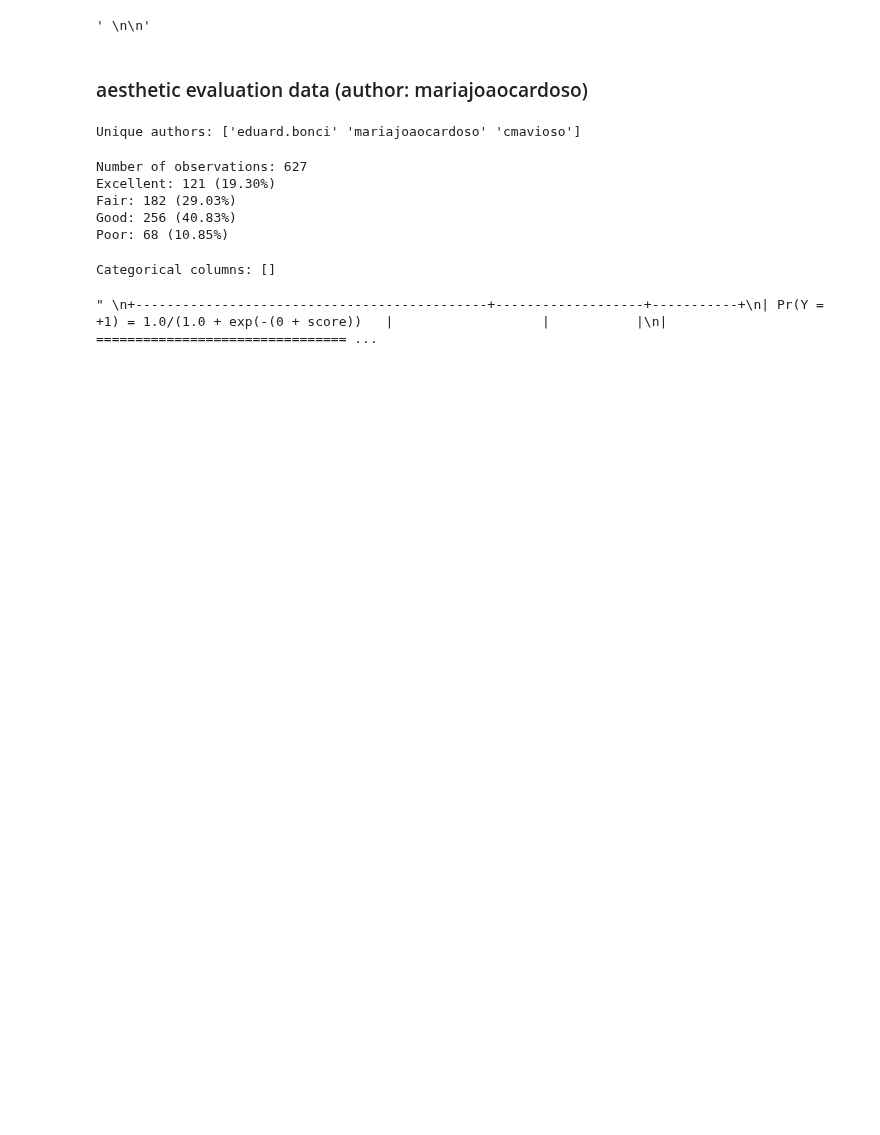
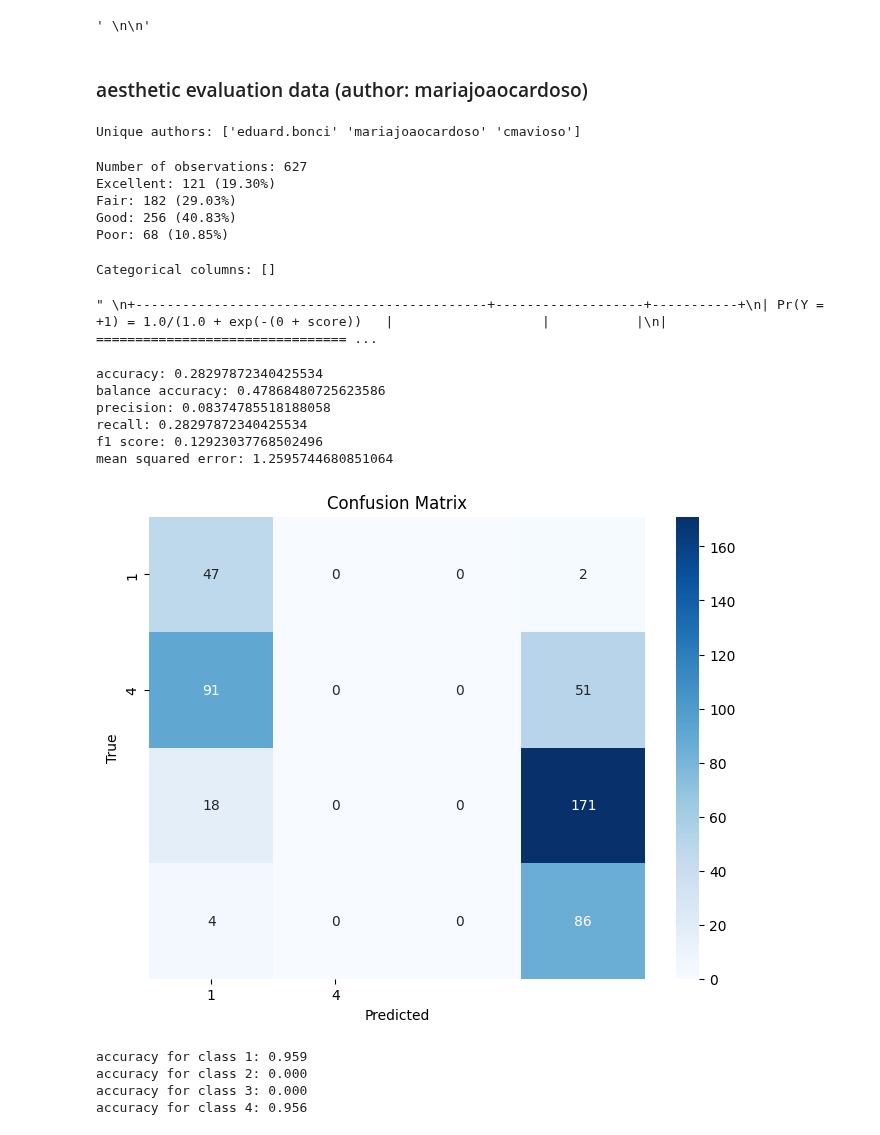
Before and after one commit to mafits/opt-ordinal-scorecards, a Jupyter notebook: use_risk_slim.ipynb, the cells around one changed output. Saved outputs shown, nothing was run; the diff lists cells and outputs as text; code cells hidden in the pictures; blank space fills up the shorter version.

Commit message:
reorganize folders + evaluate riskslim

```diff
--- a/use_risk_slim.ipynb
+++ b/use_risk_slim.ipynb
@@ -423,3 +500,53 @@ data = scorecard.fit(aesthetic_evaluation_data_mariajoaocardoso_X, aesthetic_eva
 '''
 # %% [output]
 " \n+---------------------------------------------+-------------------+-----------+\n| Pr(Y = +1) = 1.0/(1.0 + exp(-(0 + score))   |                   |           |\n| ================================ ...
+# %%
+points_list = [ 0.99422553,  0.        ,  0.        ,  0.        ,  0.        ,
+    0.        ,  0.        ,  0.        ,  0.        ,  0.        ,
+    0.        ,  0.        ,  0.        ,  0.        ,  0.        ,
+    0.        ,  3.70749204,  0.        ,  0.        ,  0.        ,
+    0.        ,  0.        ,  0.        ,  0.        ,  0.        ,
+    0.        ,  0.        ,  0.        ,  0.        ,  0.        ,
+    0.        ,  0.        ,  0.        ,  0.        ,  0.        ,
+    0.        ,  0.        ,  0.        ,  0.        ,  0.        ,
+    0.        ,  0.        ,  0.        , -3.32314661, -5.        ,
+    0.        ,  0.        ,  0.        ,  0.        ,  0.        ,
+    0.        ,  0.        ,  0.        ,  0.        ,  0.        ,
+    0.        ,  0.        ,  0.        ,  0.        ,  0.        ,
+    0.        ,  0.        ,  0.        ,  0.        ,  0.        ,
+    0.        ,  0.        ,  0.        ,  0.        ,  0.        ,
+    0.        ,  0.        ,  0.        ,  0.        ,  0.        ,
+    0.        ,  0.        ,  0.        ,  0.        ,  0.        ,
+    0.        ,  0.        ,  0.        ,  0.        ,  0.        ,
+    0.        ,  0.        ,  0.        ,  0.        ,  0.        ,
+    0.        ,  0.        ,  0.        ,  0.        ,  0.        ,
+    0.        ,  0.        ,  0.        ,  0.        ,  0.        ,
+    0.        ,  0.        ,  0.        ,  0.        ,  0.        ,
+    0.        ,  0.        ,  0.        ,  0.        ,  0.        ,
+    0.        , -3.05999037, -5.        ]
+
+threshold = points_list[0]  # threshold for the first feature
+points_list = points_list[1:]  # remove the first element which is the threshold
+
+a = 0
+
+sbc = SBC()
+sbc_X = data.drop(columns='binary_label')
+y = scorecard.train_y_og
+
+# evaluate riskslim model
+#predictions, accuracy = evaluate_riskslim_model(points_list, sbc, sbc_X, y, threshold, a=0)
+
+scorecard.evaluate_riskslim_model(points_list, sbc_X, threshold, a)
+# %% [output]
+accuracy: 0.28297872340425534
+balance accuracy: 0.47868480725623586
+precision: 0.08374785518188058
+recall: 0.28297872340425534
+f1 score: 0.12923037768502496
+mean squared error: 1.2595744680851064
+[figure, added]
+accuracy for class 1: 0.959
+accuracy for class 2: 0.000
+accuracy for class 3: 0.000
+accuracy for class 4: 0.956
```
Also changed, not shown: parts of 2 cells of this notebook, 14 other files.
